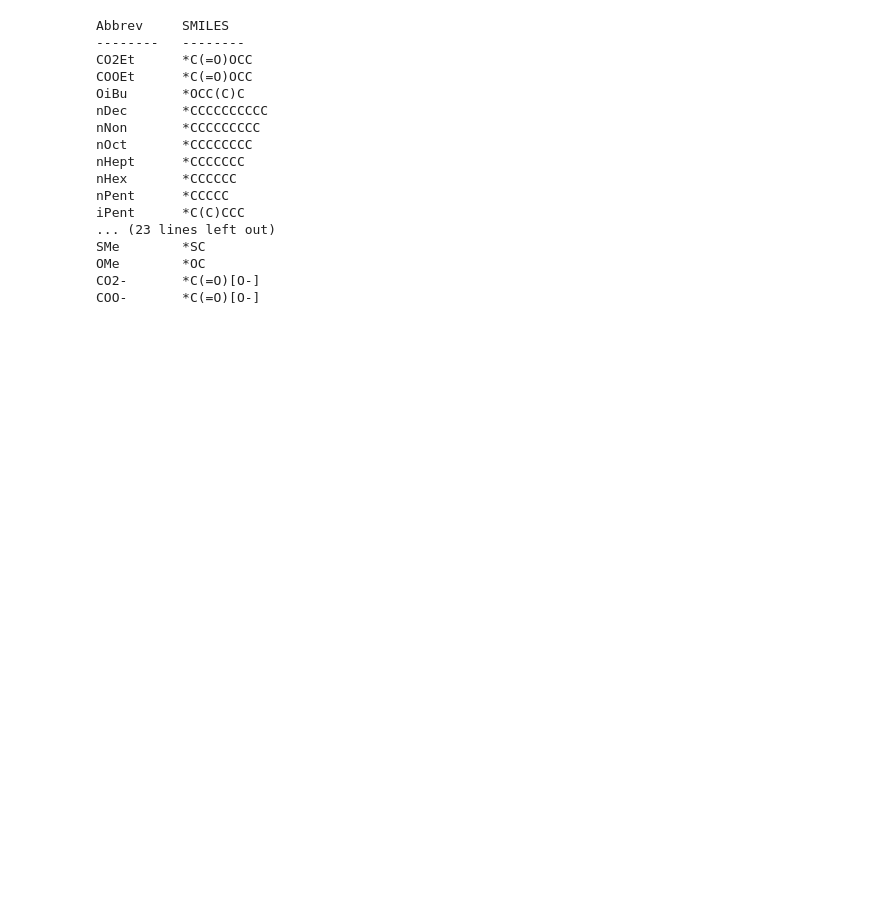
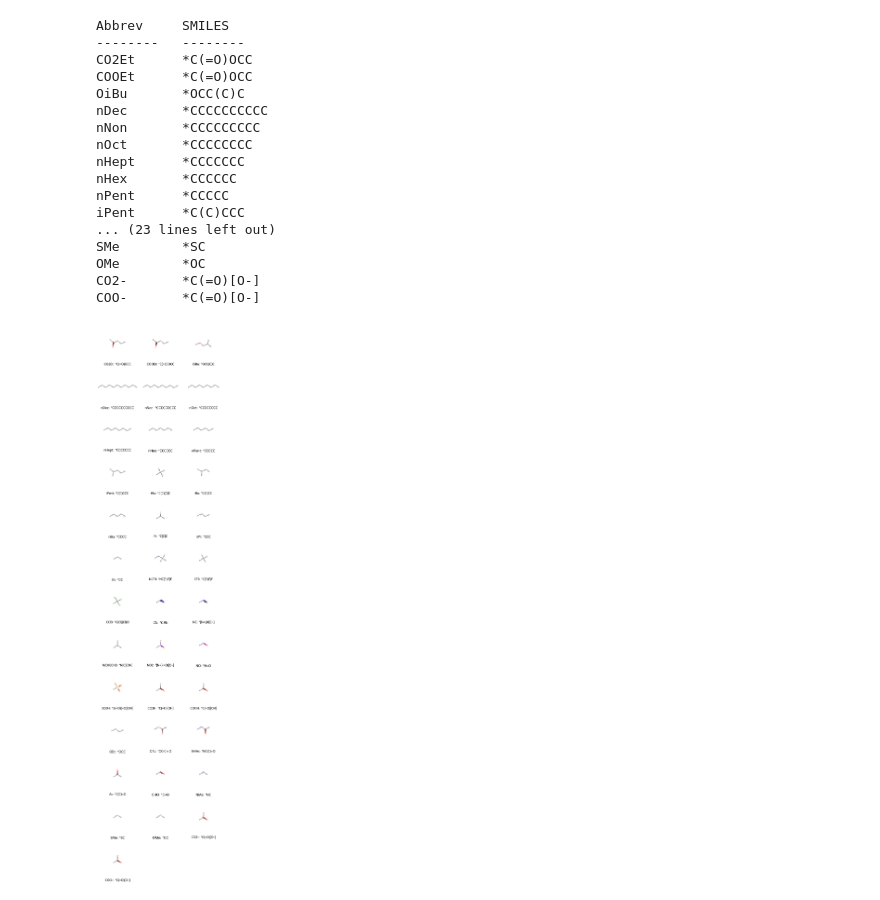
Before and after one commit to bertiewooster/RDKit-playing, a Jupyter notebook: cookbook_examples.ipynb, the cells around one changed output. Drawn from its saved outputs; the diff is of its cells as text; code cells hidden in the pictures; blank space fills up the shorter version.

Commit message:
Add MolGrid for abbreviations

```diff
--- a/cookbook_examples.ipynb
+++ b/cookbook_examples.ipynb
@@ -227,3 +227,13 @@ SMe        *SC
 OMe        *OC
 CO2-       *C(=O)[O-]
 COO-       *C(=O)[O-]
+# %%
+abbrevs_mols = [a.mol for a in abbrevs]
+abbrevs_labels = [a.label for a in abbrevs]
+abbrevs_smiles = [Chem.MolToSmiles(mol) for mol in abbrevs_mols]
+legends = []
+for i in range(len(abbrevs_labels)):
+    legends.append(abbrevs_labels[i] + ": " + abbrevs_smiles[i])
+Draw.MolsToGridImage(abbrevs_mols, legends=legends)
+# %% [output]
+[figure, added]
```
